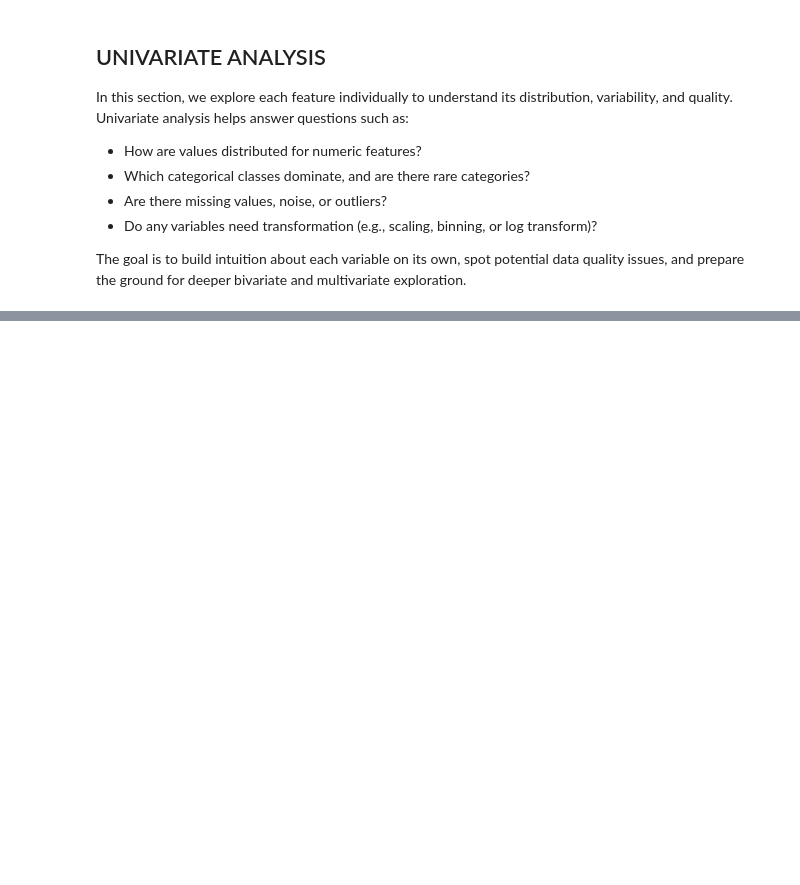
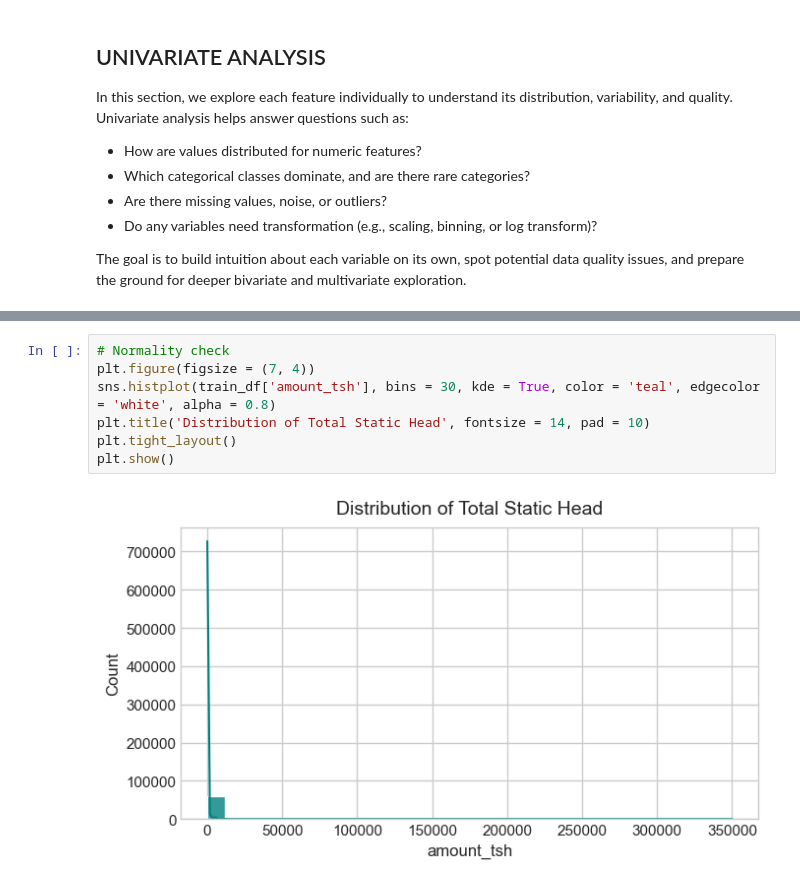
Before and after one commit to Vain-Guy/tanzania-water-well-status-prediction, a Jupyter notebook: Notebooks/CleaningAndEDA.ipynb, the cells around one changed output, grey strips where cells are left out. Drawn from its saved outputs; the diff is of its cells as text; blank space fills up the shorter version.

```diff
--- a/Notebooks/CleaningAndEDA.ipynb
+++ b/Notebooks/CleaningAndEDA.ipynb
@@ -1299,0 +1379,9 @@ NameError: name 'train_df' is not defined
+# %%
+# Normality check
+plt.figure(figsize = (7, 4))
+sns.histplot(train_df['amount_tsh'], bins = 30, kde = True, color = 'teal', edgecolor = 'white', alpha = 0.8)
+plt.title('Distribution of Total Static Head', fontsize = 14, pad = 10)
+plt.tight_layout()
+plt.show()
+# %% [output]
+[figure, added]
```
Also changed, not shown: parts of 40 cells of this notebook.
